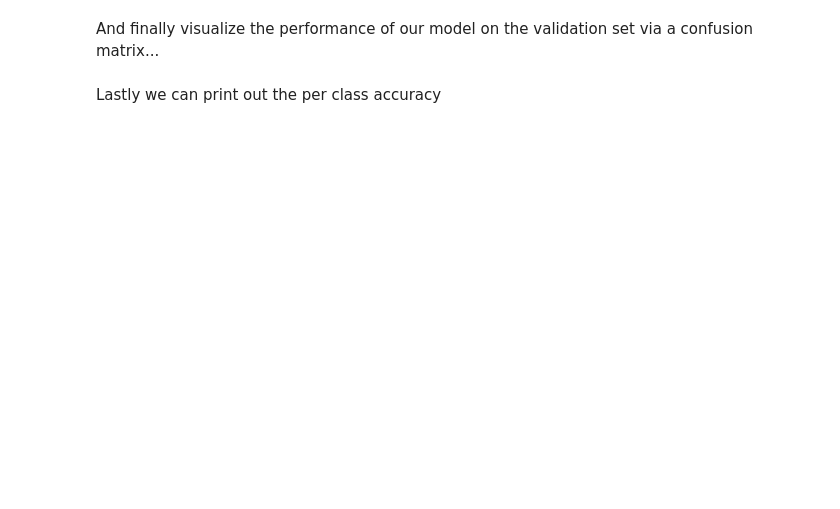
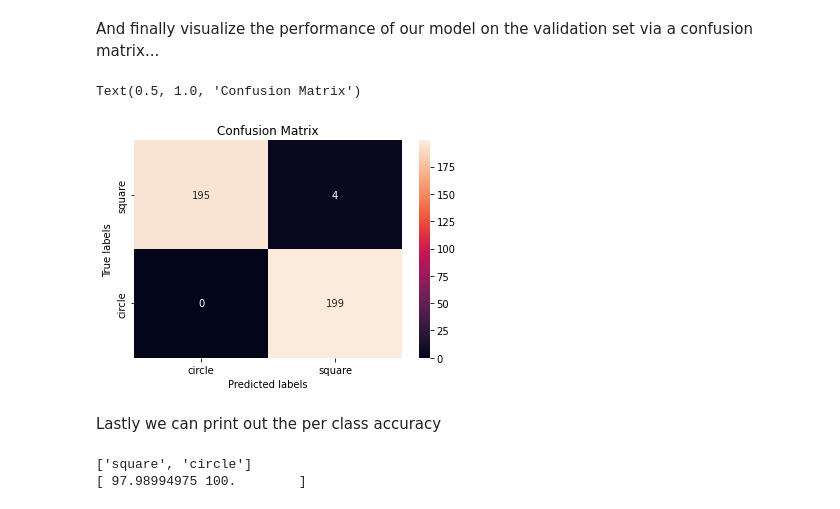
Before and after one commit to dptru10/DenverXRay2022, a Jupyter notebook: DenverXRay2022.ipynb, the cells around one changed output. Cells and saved outputs as stored; diff of their text form; code cells hidden in the pictures; blank space fills up the shorter version.

```diff
--- a/DenverXRay2022.ipynb
+++ b/DenverXRay2022.ipynb
@@ -413,37 +465,45 @@ from sklearn.metrics import confusion_matrix
 import seaborn as sns
 import pandas as pd
 
 nb_classes = 2
 
 # Initialize the prediction and label lists(tensors)
 predlist=torch.zeros(0,dtype=torch.long, device='cpu')
 lbllist=torch.zeros(0,dtype=torch.long, device='cpu')
 
 with torch.no_grad():
     for i, (inputs, classes) in enumerate(dataloaders['val']):
         inputs = inputs.to(device)
         classes = classes.to(device)
         outputs = model_ft(inputs)
         _, preds = torch.max(outputs, 1)
 
         # Append batch prediction results
         predlist=torch.cat([predlist,preds.view(-1).cpu()])
         lbllist=torch.cat([lbllist,classes.view(-1).cpu()])
 
 # Confusion matrix
 conf_mat=confusion_matrix(lbllist.numpy(), predlist.numpy())
 ax= plt.subplot()
 
 class_names = ['circle', 'square']
 sns.heatmap(conf_mat, annot=True, fmt='d')
 ax.set_xlabel('Predicted labels')
 ax.set_ylabel('True labels')
 ax.set_xticklabels(class_names)
-ax.set_yticklabels(class_names.reverse())
+class_names.reverse()
+ax.set_yticklabels(class_names)
 ax.set_title('Confusion Matrix')
+# %% [output]
+Text(0.5, 1.0, 'Confusion Matrix')
+[figure, added]
 # %% [markdown]
 Lastly we can print out the per class accuracy
 # %%
 # Per-class accuracy
 class_accuracy=100*conf_mat.diagonal()/conf_mat.sum(1)
+print(class_names)
 print(class_accuracy)
+# %% [output]
+['square', 'circle']
+[ 97.98994975 100.        ]
```
Also changed, not shown: parts of 10 cells of this notebook.
